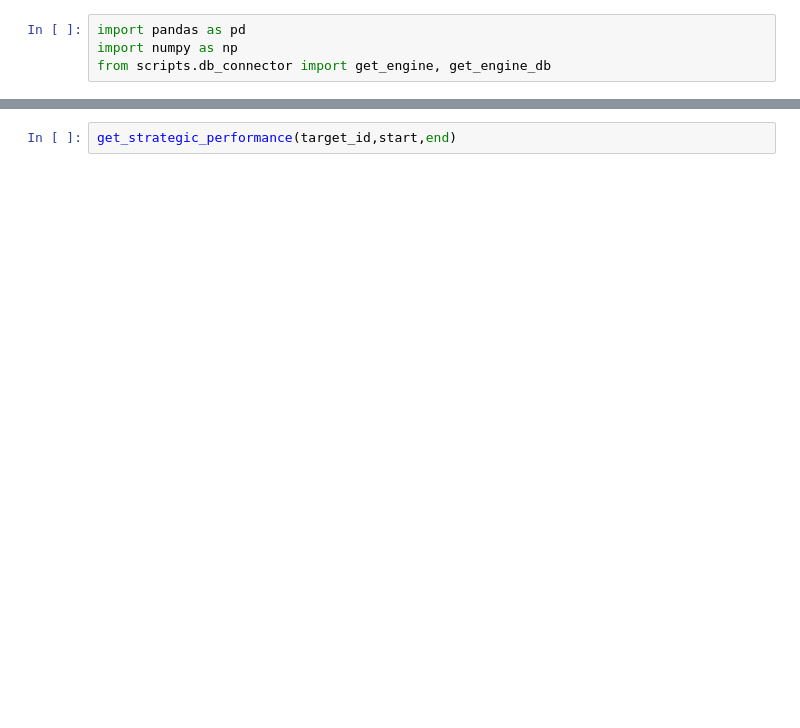
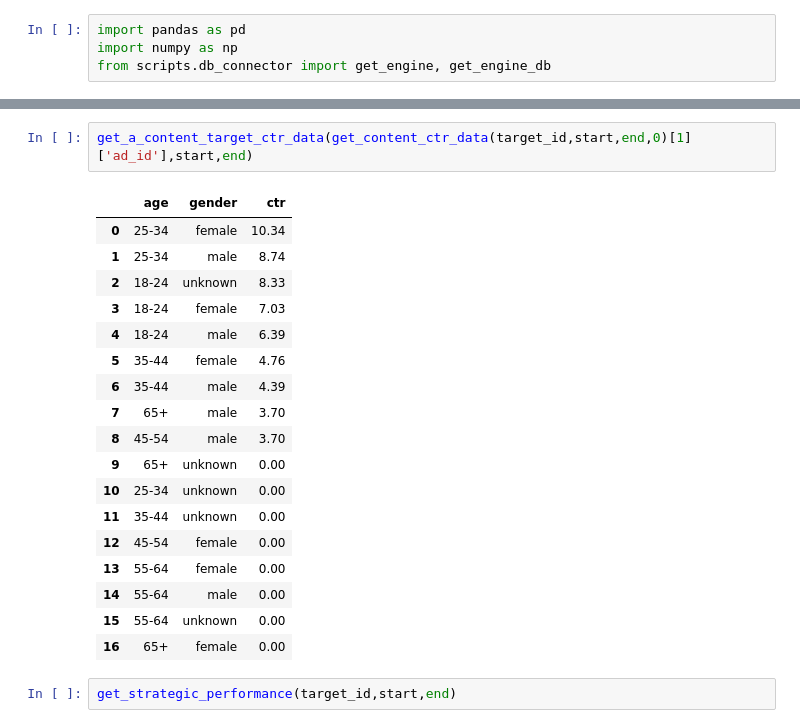
Before and after one commit to CheonJihyun/depart_analysisreport_automation, a Jupyter notebook: df_test.ipynb, the cells around one changed output, grey strips where cells are left out. Cells and saved outputs as stored; diff of their text form; blank space fills up the shorter version.

```diff
--- a/df_test.ipynb
+++ b/df_test.ipynb
@@ -16,3 +31,24 @@ date_end = "2025-12-29"
+# %%
+get_a_content_target_ctr_data(get_content_ctr_data(target_id,start,end,0)[1]['ad_id'],start,end)
+# %% [output]
+|  | age | gender | ctr |
+| 0 | 25-34 | female | 10.34 |
+| 1 | 25-34 | male | 8.74 |
+| 2 | 18-24 | unknown | 8.33 |
+| 3 | 18-24 | female | 7.03 |
+| 4 | 18-24 | male | 6.39 |
+| 5 | 35-44 | female | 4.76 |
+| 6 | 35-44 | male | 4.39 |
+| 7 | 65+ | male | 3.70 |
+| 8 | 45-54 | male | 3.70 |
+| 9 | 65+ | unknown | 0.00 |
+| 10 | 25-34 | unknown | 0.00 |
+| 11 | 35-44 | unknown | 0.00 |
+| 12 | 45-54 | female | 0.00 |
+| 13 | 55-64 | female | 0.00 |
+| 14 | 55-64 | male | 0.00 |
+| 15 | 55-64 | unknown | 0.00 |
+| 16 | 65+ | female | 0.00 |
 # %%
 get_strategic_performance(target_id,start,end)
 # %% [output]
```
Also changed, not shown: parts of 4 cells of this notebook, 9 other files.
